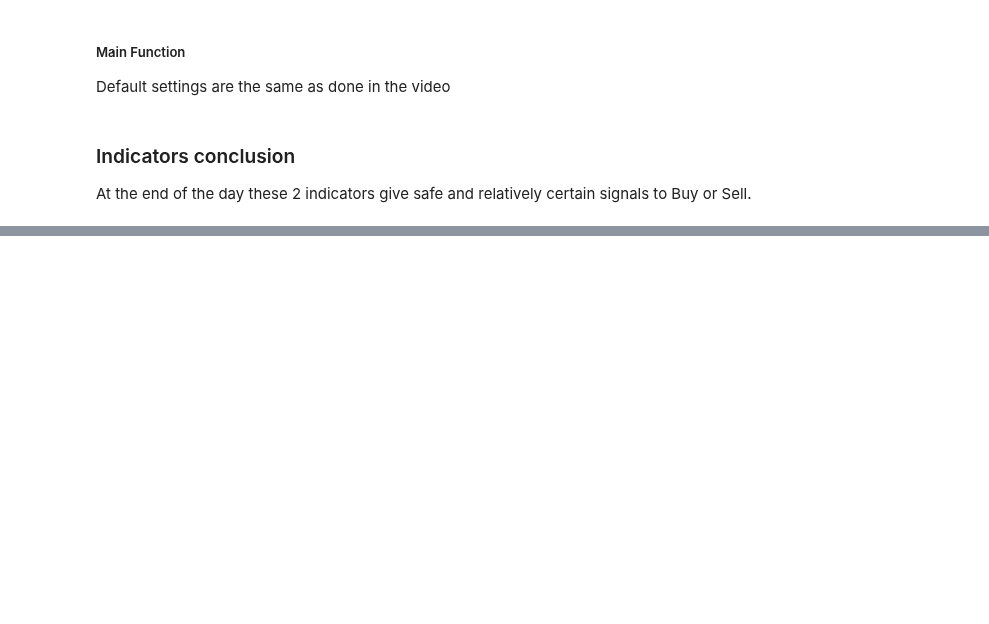
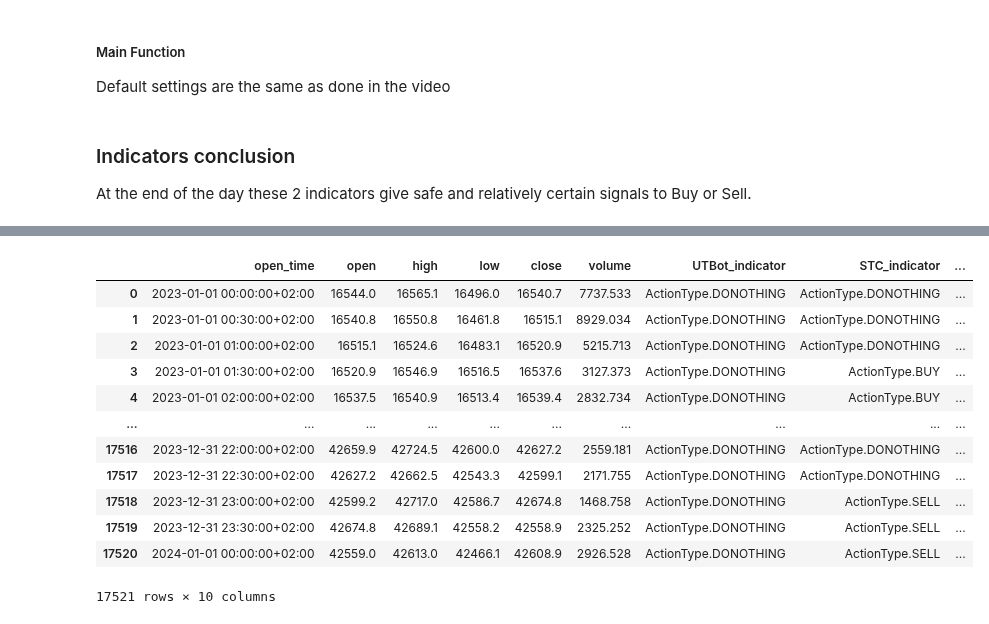
Before and after one commit to HillelCharbit/Trading-Algorithm-Project---google-trends, a Jupyter notebook: Hillel_code_notebook.ipynb, the cells around one changed output, grey strips where cells are left out. Saved outputs shown, nothing was run; the diff lists cells and outputs as text; code cells hidden in the pictures; blank space fills up the shorter version.

```diff
--- a/Hillel_code_notebook.ipynb
+++ b/Hillel_code_notebook.ipynb
@@ -329,7 +328,7 @@ def normNsmooth(srs, stcLen, smoothFact):
 ##### Main Function
 Default settings are the same as done in the video
 # %%
-def stcOsilator(srs, fastLen = 27, slowLen = 50, stcLen = 80, smoothFact = 0.5):
+def stcOsilator(srs, fastLen = 27, slowLen = 50, stcLen = 80, smoothFact = 0.5, sellThrsh = 75, buyThrsh = 25):
     # ema calculation for fast and slow length's
     fast_ema = srs.ewm(span = fastLen).mean()
     slow_ema = srs.ewm(span = slowLen).mean()
@@ -339,14 +338,14 @@ def stcOsilator(srs, fastLen = 27, slowLen = 50, stcLen = 80, smoothFact = 0.5):
     smoothedMacd = normNsmooth(MacdDiff, stcLen, smoothFact)
     FinalSTC = normNsmooth(smoothedMacd, stcLen, smoothFact)
 
-    above = (FinalSTC > 0.75)
+    above = (FinalSTC > sellThrsh)
     descent = (FinalSTC < FinalSTC.shift(1)).ffill(inplace = False)
-    below = (FinalSTC < 0.25)
+    below = (FinalSTC < buyThrsh)
     rise = (FinalSTC > FinalSTC.shift(1)).ffill(inplace = False)
 
     Action = np.select([above & descent, below & rise], [ActionType.SELL, ActionType.BUY], default = ActionType.DONOTHING)
 
-    return Action
+    return Action, FinalSTC
 # %% [markdown]
 ### Indicators conclusion
 At the end of the day these 2 indicators give safe and relatively certain signals to Buy or Sell.
@@ -370,0 +352,42 @@ df
+# %%
+wrn.filterwarnings('ignore')
+
+btcusdt_df['UTBot_indicator'] = UTBot(close = btcusdt_df.close, high = btcusdt_df.high, low = btcusdt_df.low)
+btcusdt_df['STC_indicator'], btcusdt_df['STC_indicatorValue'] = stcOsilator(srs = btcusdt_df.close)
+btcusdt_df['cumulative_signal'] = np.where((btcusdt_df['UTBot_indicator'] != btcusdt_df['STC_indicator']), ActionType.DONOTHING, btcusdt_df['UTBot_indicator'])
+btcusdt_df['curr_last_signal'] = btcusdt_df.cumulative_signal
+
+btcusdt_df.curr_last_signal.iloc[0] = ActionType.DONOTHING
+for i in range(1, btcusdt_df.shape[0]):
+    if btcusdt_df.cumulative_signal.iloc[i] == ActionType.BUY:
+        btcusdt_df.curr_last_signal.iloc[i] = ActionType.BUY
+    elif (btcusdt_df.cumulative_signal.iloc[i] == ActionType.SELL) & (btcusdt_df.curr_last_signal.iloc[i - 1] != ActionType.DONOTHING):
+        btcusdt_df.curr_last_signal.iloc[i] = ActionType.SELL
+    else:
+        btcusdt_df.curr_last_signal.iloc[i] = btcusdt_df.curr_last_signal.iloc[i - 1]
+
+btcusdt_df['Final_signal'] = np.where(btcusdt_df.curr_last_signal != btcusdt_df.curr_last_signal.shift(1), btcusdt_df.curr_last_signal, ActionType.DONOTHING)
+
+# to make sure that the final signal given is a sell signal
+if (btcusdt_df.curr_last_signal.iloc[btcusdt_df.shape[0] - 1] == ActionType.BUY) & (btcusdt_df.Final_signal.iloc[btcusdt_df.shape[0] - 1] == ActionType.DONOTHING):
+    btcusdt_df.Final_signal.iloc[btcusdt_df.shape[0] - 1] = ActionType.SELL
+elif btcusdt_df.Final_signal.iloc[btcusdt_df.shape[0] - 1] == ActionType.BUY:
+    btcusdt_df.Final_signal.iloc[btcusdt_df.shape[0] - 1] = ActionType.DONOTHING
+
+btcusdt_df.drop(columns = ['curr_last_signal', 'cumulative_signal'], inplace = True)
+
+btcusdt_df
+# %% [output]
+|  | open_time | open | high | low | close | volume | UTBot_indicator | STC_indicator | ... |
+| 0 | 2023-01-01 00:00:00+02:00 | 16544.0 | 16565.1 | 16496.0 | 16540.7 | 7737.533 | ActionType.DONOTHING | ActionType.DONOTHING | ... |
+| 1 | 2023-01-01 00:30:00+02:00 | 16540.8 | 16550.8 | 16461.8 | 16515.1 | 8929.034 | ActionType.DONOTHING | ActionType.DONOTHING | ... |
+| 2 | 2023-01-01 01:00:00+02:00 | 16515.1 | 16524.6 | 16483.1 | 16520.9 | 5215.713 | ActionType.DONOTHING | ActionType.DONOTHING | ... |
+| 3 | 2023-01-01 01:30:00+02:00 | 16520.9 | 16546.9 | 16516.5 | 16537.6 | 3127.373 | ActionType.DONOTHING | ActionType.BUY | ... |
+| 4 | 2023-01-01 02:00:00+02:00 | 16537.5 | 16540.9 | 16513.4 | 16539.4 | 2832.734 | ActionType.DONOTHING | ActionType.BUY | ... |
+| ... | ... | ... | ... | ... | ... | ... | ... | ... | ... |
+| 17516 | 2023-12-31 22:00:00+02:00 | 42659.9 | 42724.5 | 42600.0 | 42627.2 | 2559.181 | ActionType.DONOTHING | ActionType.DONOTHING | ... |
+| 17517 | 2023-12-31 22:30:00+02:00 | 42627.2 | 42662.5 | 42543.3 | 42599.1 | 2171.755 | ActionType.DONOTHING | ActionType.DONOTHING | ... |
+| 17518 | 2023-12-31 23:00:00+02:00 | 42599.2 | 42717.0 | 42586.7 | 42674.8 | 1468.758 | ActionType.DONOTHING | ActionType.SELL | ... |
+| 17519 | 2023-12-31 23:30:00+02:00 | 42674.8 | 42689.1 | 42558.2 | 42558.9 | 2325.252 | ActionType.DONOTHING | ActionType.SELL | ... |
+| 17520 | 2024-01-01 00:00:00+02:00 | 42559.0 | 42613.0 | 42466.1 | 42608.9 | 2926.528 | ActionType.DONOTHING | ActionType.SELL | ... |
+17521 rows × 10 columns
```
Also changed, not shown: parts of 10 cells of this notebook.
